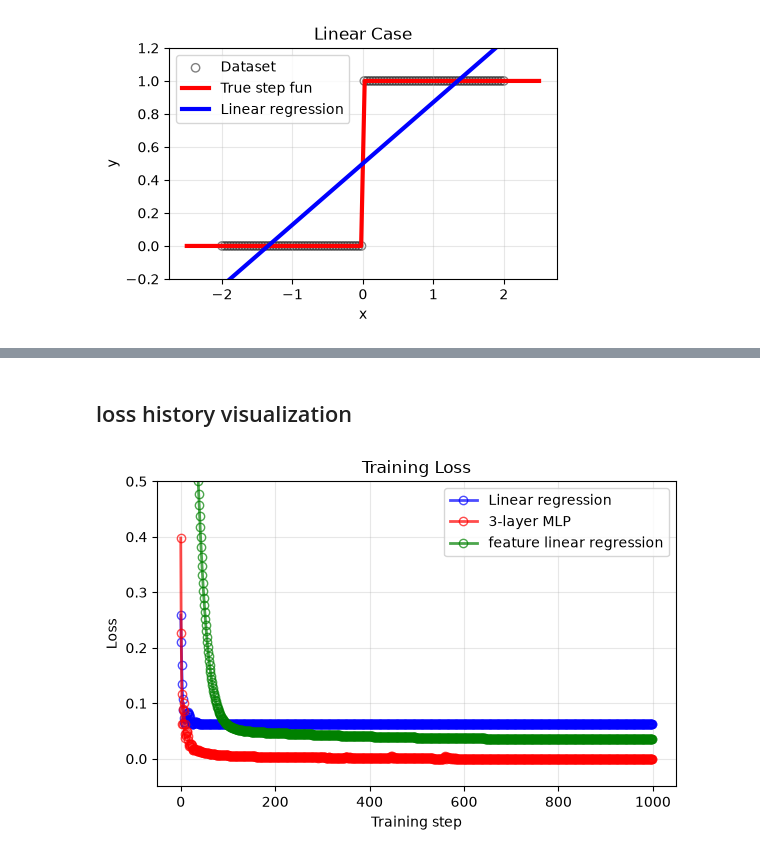
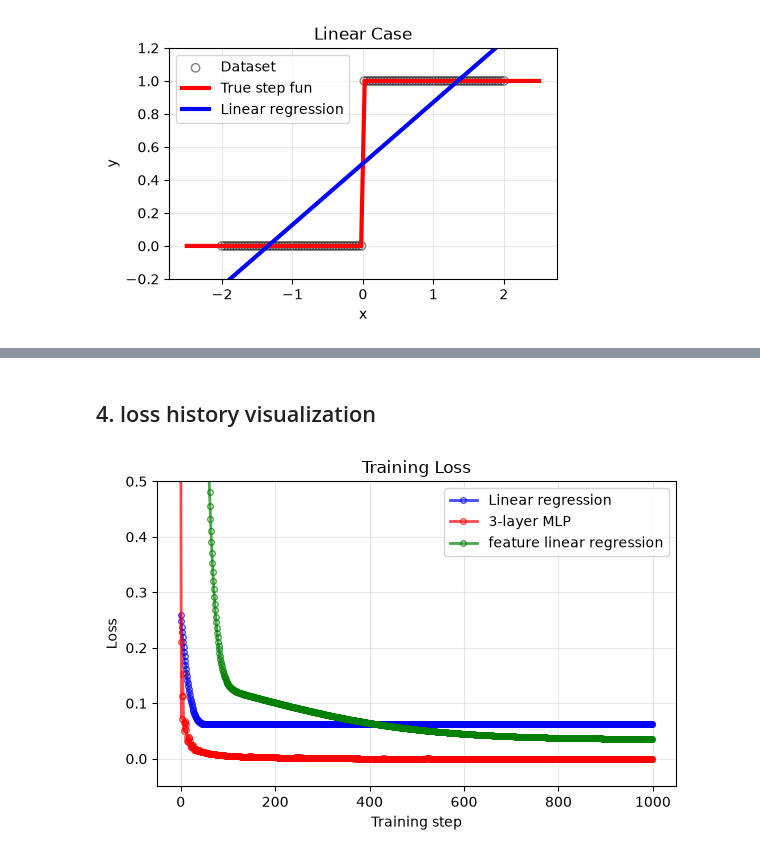
Before and after one commit to becre2021/mlmeetde-101, a Jupyter notebook: practice_lec2_mlp-stepfunc.ipynb, the cells around one changed output, grey strips where cells are left out. Cells and saved outputs as stored; diff of their text form; code cells hidden in the pictures.

```diff
--- a/practice_lec2_mlp-stepfunc.ipynb
+++ b/practice_lec2_mlp-stepfunc.ipynb
@@ -52,6 +52,6 @@ plt.show()
 # %%
 linear_model     = nn.Linear(1, 1)
-linear_optimizer = torch.optim.Adam(linear_model.parameters(), lr=0.05)
+linear_optimizer = torch.optim.Adam(linear_model.parameters(), lr=0.01)
 mse_loss         = nn.MSELoss()
 # %%
 linear_loss_history = []
@@ -250,7 +134,7 @@ def cubic_feature(x):
 
 
 feature_model    = nn.Linear(2, 1)
-feature_optimizer = torch.optim.AdamW(feature_model.parameters(), lr=0.005)
+feature_optimizer = torch.optim.AdamW(feature_model.parameters(), lr=0.01)
 mse_loss          = nn.MSELoss()
 # %%
 
@@ -345,0 +247,32 @@ plt.show()
+# %%
+mlp_model = ThreeLayerMLP(hidden_dim=64)
+mlp_model
+
+
+
+
+#mlp_optimizer = torch.optim.SGD(mlp_model.parameters(), lr=0.01)
+mlp_optimizer = torch.optim.AdamW(mlp_model.parameters(), lr=0.01)
+mse_loss      = nn.MSELoss()
+
+mlp_loss_history = []
+
+for step in range(1000):
+    logits = mlp_model(x)
+    loss   = mse_loss(logits, y)
+
+    mlp_optimizer.zero_grad()
+    loss.backward()
+    mlp_optimizer.step()
+
+    mlp_loss_history.append(loss.item())
+
+    print(f"Step {step+1:04d}: Loss = {loss.item():.4f}")
+
+
+# ============================================================
+# Prediction for visualization
+# ============================================================
+with torch.no_grad():
+    y_linear_plot   = linear_model(x_plot)
+    y_mlp_plot      = mlp_model(x_plot)
@@ -346,5 +340,5 @@ plt.show()
 # %% [markdown]
-## loss history visualization
+## 4. loss history visualization
 # %%
 fig, axes = plt.subplots(1, 1, figsize=(6, 4))
 
@@ -357,6 +351,7 @@ ax.plot(
     linear_loss_history,
     color="blue",
     linestyle="-", marker="o",    markerfacecolor="none",
+    markersize= 4,
     alpha=0.7,
     linewidth=2,
     label="Linear regression",
@@ -367,34 +362,36 @@ ax.plot(
     mlp_loss_history,
     color="red",
     linestyle="-", marker="o",    markerfacecolor="none",
+    markersize= 4,
     alpha=0.7,
     linewidth=2,
     label="3-layer MLP",
 
 )
 
 
 ax.plot(
     feature_loss_history,
     color="green",
     linestyle="-", marker="o",    markerfacecolor="none",
+    markersize= 4,
     alpha=0.7,
     linewidth=2,
     label="feature linear regression",
 )
 
 ax.set_title("Training Loss")
 ax.set_xlabel("Training step")
 ax.set_ylabel("Loss")
 ax.grid(True, alpha=0.3)
 ax.legend(fontsize=10)
 
 ax.set_ylim(-0.05, .5)
 # ------------------------------------------------------------
 # Save and show
 # ------------------------------------------------------------
 plt.tight_layout(w_pad=1)
 fig.savefig("reg2-results.png", dpi=300, bbox_inches="tight")
 plt.show()
 # %% [output]
-[figure, old version]
+[figure, new version]
```
Also changed, not shown: parts of 14 cells of this notebook, 2 other files.
